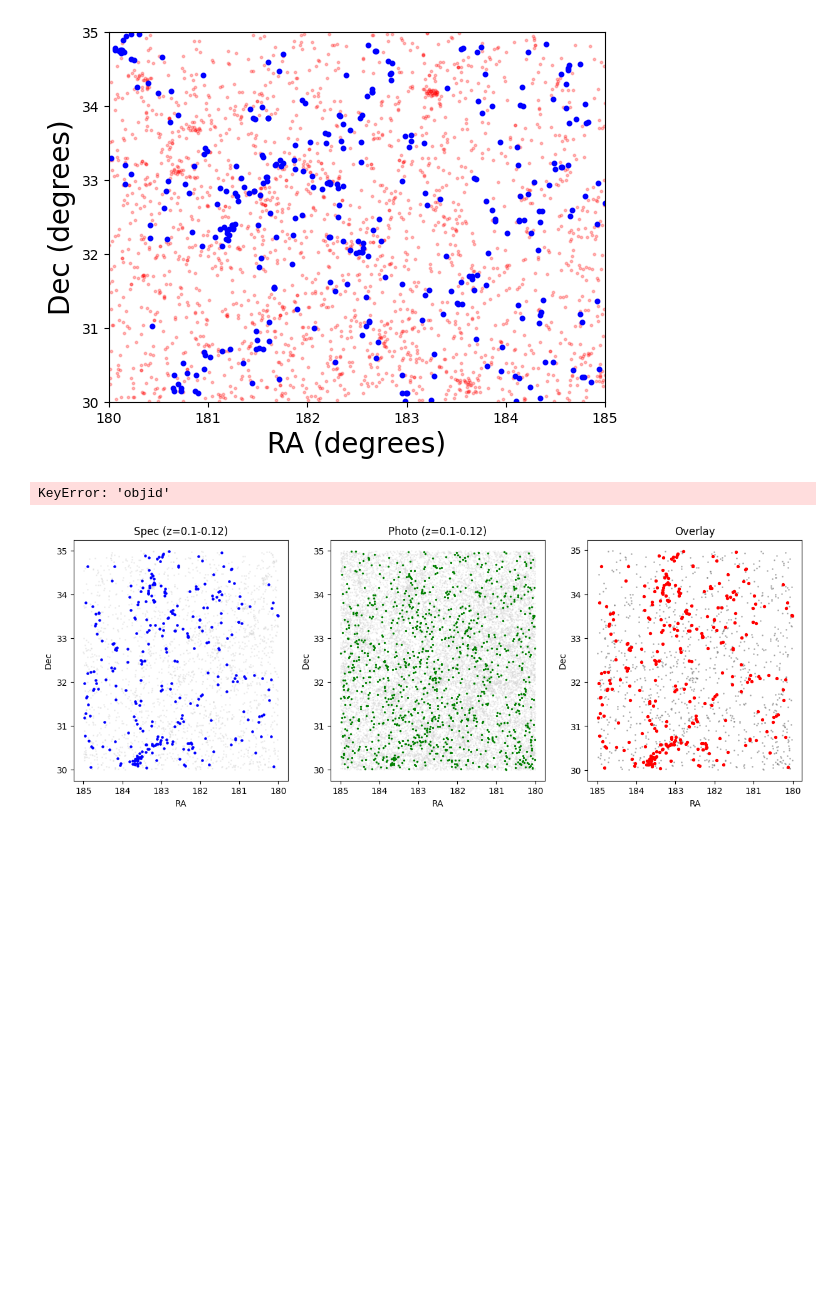
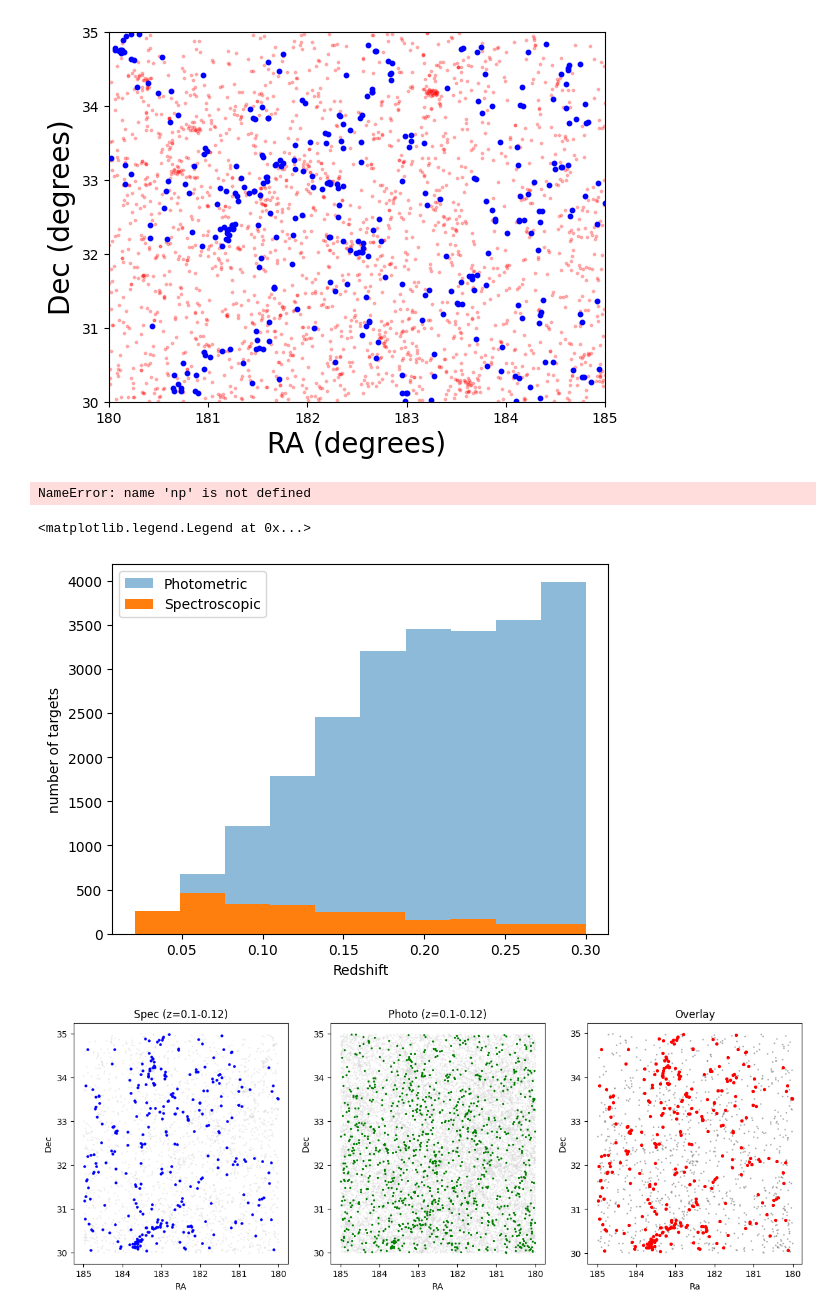
Before and after one commit to valerialopz/cosmic-web-sdss-project, a Jupyter notebook: Overlay_Cosmic_Web_Project.ipynb, the cells around one changed output. Cells and saved outputs as stored; diff of their text form; code cells hidden in the pictures; blank space fills up the shorter version.

Commit message:
Found data on the standard deviation, redshift error, and some histograms of redshift.

```diff
--- a/Overlay_Cosmic_Web_Project.ipynb
+++ b/Overlay_Cosmic_Web_Project.ipynb
@@ -356,12 +356,44 @@ zSlicePlot(0.05,0.07, data=spec_data)
 [figure]
 [figure]
 # %%
-for object in spec_data[0:100]:
-    photoID = object['bestobjid']
-    photoObj = (photo_data['objid'] == photoID)
-    print(photoObj)
+PhotoZ_std = np.std(photo_data['z'])
+SpecZ_std = np.std(spec_data['z'])
+print(f"Photometric redshift standard deviation: {PhotoZ_std:.3f}")
+print(f"Spectroscopic redshift standard deviation: {SpecZ_std:.3f}")
+
+PhotoZ_meanErr = np.mean(photo_data['zErr'])
+SpecZ_meanErr = np.mean(spec_data['zerr'])
+print(f"Photometric redshift mean zErr: {PhotoZ_meanErr:.3e}")
+print(f"Spectroscopic redshift mean zErr: {SpecZ_meanErr:.3e}")
+'''
+fig1, axes = plt.subplots(1,2, figsize=(15,5))
+
+#Plot 1: Spectroscopic
+axes[0].hist(spec_data['z'])
+axes[0].hist(photo_data['z'], alpha=.25)
+axes[0].set_title("Spectroscopic")
+axes[0].set_xlabel("Redshift")
+axes[0].set_ylabel("number of targets")
+
+#Plot 2: Photometric
+axes[1].hist(photo_data['z'])
+axes[1].set_title("Photometric")
+axes[1].set_xlabel("Redshift")
+axes[1].set_ylabel("number of targets")
+
+plt.show()'''
 # %% [output]
-KeyError: 'objid'
+NameError: name 'np' is not defined
+# %%
+plt.hist(photo_data['z'], alpha=.50, label="Photometric")
+plt.hist(spec_data['z'], label="Spectroscopic")
+plt.xlabel("Redshift")
+plt.ylabel("Number of Targets")
+plt.legend(loc="upper left")
+plt.show
+# %% [output]
+<matplotlib.legend.Legend at 0x...>
+[figure, added]
 # %%
 # Modified version of your teammate's function for comparison
 def compareSpecPhoto(zMin, zMax):
```
Also changed, not shown: parts of 4 cells of this notebook.
